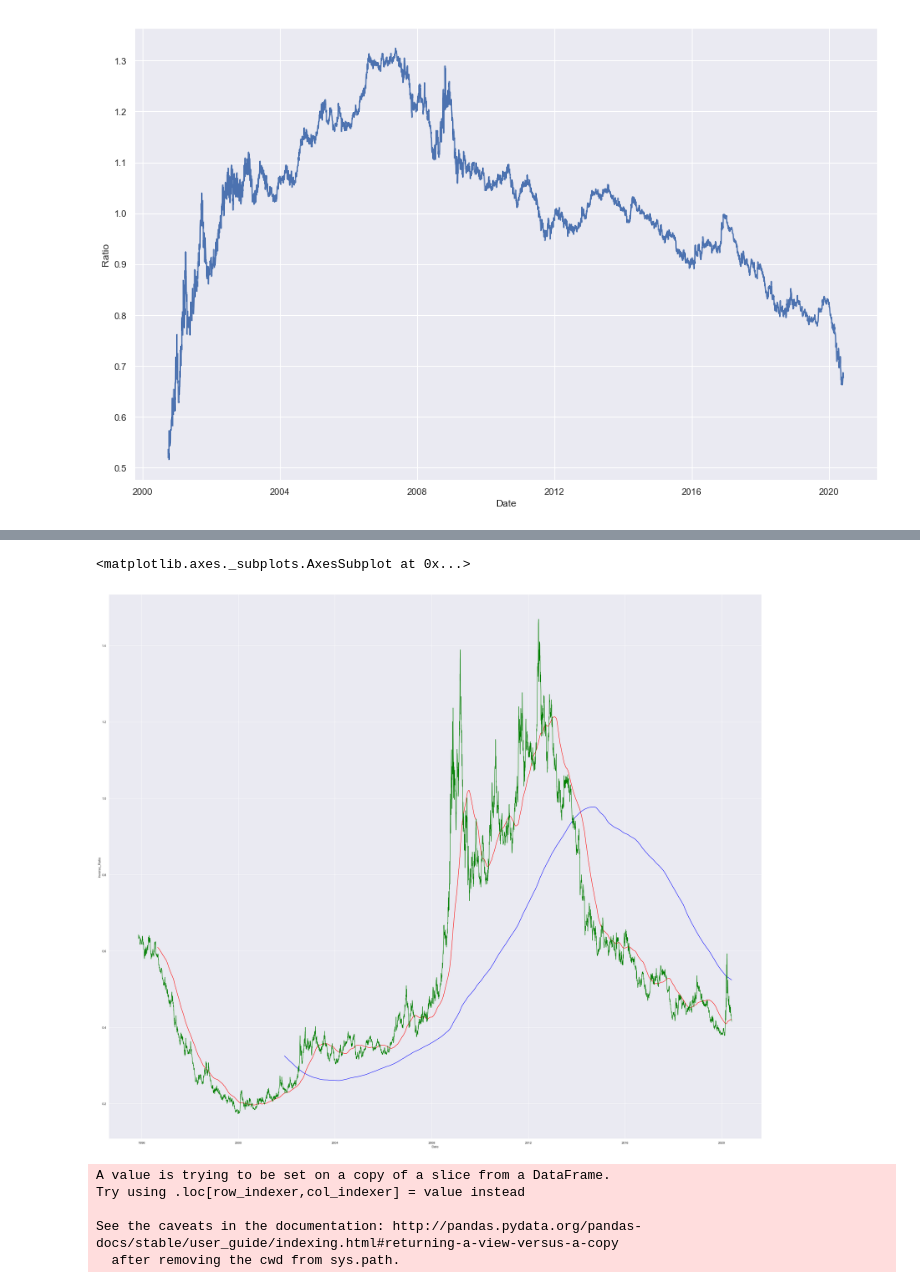
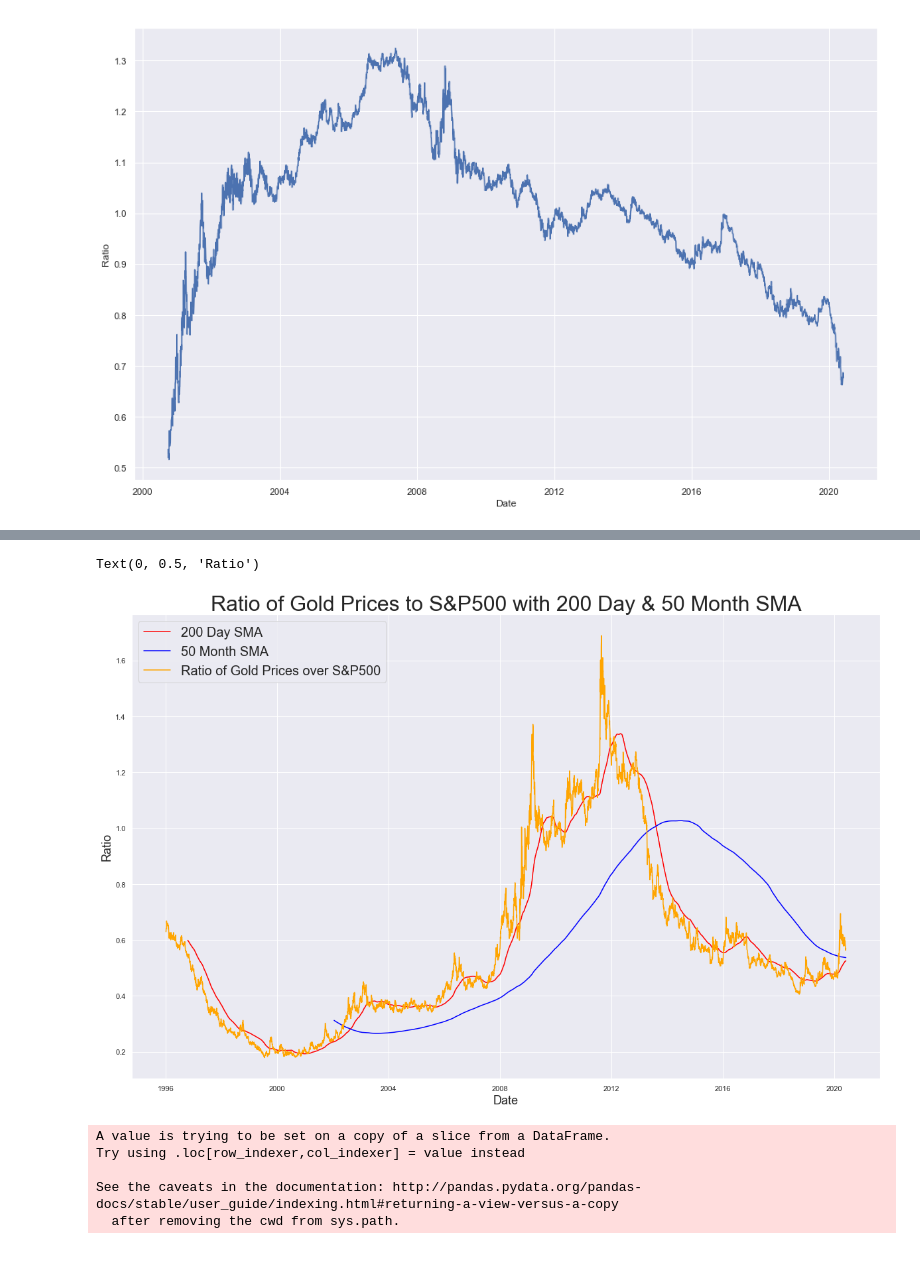
Before and after one commit to vikranttkumar/QuantitativeEasingEffects_Equities, a Jupyter notebook: Quantitative Easing Across Asset Classes.ipynb, the cells around one changed output, grey strips where cells are left out. Drawn from its saved outputs; the diff is of its cells as text; code cells hidden in the pictures; blank space fills up the shorter version.

Commit message:
New charts for relative performance

```diff
--- a/Quantitative Easing Across Asset Classes.ipynb
+++ b/Quantitative Easing Across Asset Classes.ipynb
@@ -122,7 +125,7 @@ SPY_daily['Dividends'].fillna(0,inplace=True)
 #### Get the true price of stock by adding back dividends
 # %%
 SPY_price['Actual_Price'] = SPY_price['Adj Close'] + SPY_price['Dividends']
-SPY_daily['Actual_Price'] = SPY_daily['Adj Close'] + SPY_daily['Dividends']
+SPY_daily['Actual_Price'] = SPY_daily['Adj Close']
 VPU_price['Actual_Price'] = VPU_price['Adj Close'] + VPU_price['Dividends']
 VTV_price['Actual_Price'] = VTV_price['Adj Close'] + VTV_price['Dividends']
 VUG_price['Actual_Price'] = VUG_price['Adj Close'] + VUG_price['Dividends']
@@ -130,7 +133,7 @@ BRK_price['Actual_Price'] = BRK_price['Adj Close']
 SPYG_price['Actual_Price'] = SPYG_price['Adj Close'] + SPYG_price['Dividends']
 SPYV_price['Actual_Price'] = SPYV_price['Adj Close'] + SPYV_price['Dividends']
 XLU_price['Actual_Price'] = XLU_price['Adj Close'] + XLU_price['Dividends']
-
+QQQ_price['Actual_Price'] = QQQ_price['Adj Close']
 SPY_price.head()
 # %% [output]
 |  | Date_x | Open | High | Low | Close | Adj Close | Volume | Month | Year | Date_y | Dividends | ... |
@@ -207,11 +208,11 @@ def compute_returns(df, startDate, endDate):
     return df
 # %%
 SPY_data = compute_returns_2004onwards(SPY_price)
-SPY_hist = compute_returns(SPY_price, '1995-09-01', '2020-06-01')
+SPY_hist = compute_returns(SPY_price, '1995-09-01', '2020-07-01')
 SPYG_data = compute_returns(SPYG_price, '1995-09-01', '2020-06-01')
 SPYV_data = compute_returns(SPYV_price, '1995-09-01', '2020-06-01')
 XLU_data = compute_returns(XLU_price, '1995-09-01', '2020-06-01')
-Gold_hist = compute_returns(Gold_daily, '1995-09-01', '2020-06-01')
+Gold_hist = compute_returns(Gold_daily, '1995-09-01', '2020-07-01')
 SPY_daily = compute_returns(SPY_daily, '1995-09-01', '2020-06-01')
 BRK_data = compute_returns_2004onwards(BRK_price)
 VPU_data = compute_returns_2004onwards(VPU_price)
@@ -344,0 +335,20 @@ sns.lineplot(x='Date',y='Ratio',data=Gold_vs_SPY)
+# %%
+def merge_loc_ret(StartDate, EndDate, df_left, df_right):
+    df_left = df_left.loc[(df_left['Date'] >= pd.to_datetime(StartDate))&(df_left['Date'] <= pd.to_datetime(EndDate))]
+    df_right = df_right.loc[(df_right['Date'] >= pd.to_datetime(StartDate))&(df_right['Date'] <= pd.to_datetime(EndDate))]
+    merged = df_left.merge(df_right, left_on='Date', right_on='Date', how='left')
+
+    return merged
+# %%
+#Gold_vs_SPY = Gold_hist.merge(SPY_hist, left_on='Date',right_on='Date')
+# Gold_hist_1996 = Gold_hist.loc[(Gold_hist['Date'] >= pd.to_datetime('1996-01-01'))&(Gold_hist['Date'] <= pd.to_datetime('2020-06-01'))]
+# SPY_price_1996 = SPY_daily.loc[(SPY_daily['Date'] >= pd.to_datetime('1996-01-01'))&(SPY_daily['Date'] <= pd.to_datetime('2020-06-01'))]
+
+# Gold_vs_SPY = SPY_price_1996.merge(Gold_hist_1996, left_on='Date', right_on='Date', how='left')
+Gold_vs_SPY = merge_loc_ret('1996-01-01','2020-06-15',SPY_daily,Gold_hist)
+Gold_vs_SPY['Ratio'] = Gold_vs_SPY['Actual_Price_x']/Gold_vs_SPY['Actual_Price_y']
+Gold_vs_SPY['Inverse_Ratio'] = Gold_vs_SPY['Actual_Price_y']/Gold_vs_SPY['Actual_Price_x']
+
+sns.set(rc={'figure.figsize':(20,16)})
+sns.lineplot(x='Date',y='Ratio',data=Gold_vs_SPY)
+sns.lineplot(x='Date',y='Inverse_Ratio',data=Gold_vs_SPY)
@@ -346,13 +359,19 @@ sns.lineplot(x='Date',y='Ratio',data=Gold_vs_SPY)
 Gold_vs_SPY['SMA_Gold_SPY_200Day'] = Gold_vs_SPY['Inverse_Ratio'].rolling(window=200).mean()
 Gold_vs_SPY['SMA_Gold_SPY_50Month'] = Gold_vs_SPY['Inverse_Ratio'].rolling(window=1521).mean()
 # %%
-sns.set(rc={'figure.figsize':(42,36)})
-sns.lineplot(x='Date',y='SMA_Gold_SPY_200Day',data=Gold_vs_SPY, color='red')
-sns.lineplot(x='Date',y='SMA_Gold_SPY_50Month',data=Gold_vs_SPY, color='blue')
-sns.lineplot(x='Date',y='Inverse_Ratio',data=Gold_vs_SPY, color='green')
+sns.set(rc={'figure.figsize':(18,12)})
+# plt.style.use('fivethirtyeight')
+sns.lineplot(x='Date',y='SMA_Gold_SPY_200Day',data=Gold_vs_SPY, color='red', label='200 Day SMA')
+sns.lineplot(x='Date',y='SMA_Gold_SPY_50Month',data=Gold_vs_SPY, color='blue', label = '50 Month SMA')
+sns.lineplot(x='Date',y='Inverse_Ratio',data=Gold_vs_SPY, color='orange', label='Ratio of Gold Prices over S&P500')
+plt.title("Ratio of Gold Prices to S&P500 with 200 Day & 50 Month SMA", size=32)
+plt.legend(loc='upper left', fontsize=20)
+plt.xlabel("Date", size=18)
+plt.ylabel("Ratio", size=18)
+#plt.show()
 # %% [output]
-<matplotlib.axes._subplots.AxesSubplot at 0x...>
+Text(0, 0.5, 'Ratio')
-[figure, old version]
+[figure, new version]
 # %%
 SPYG_QE1 = compute_returns(SPYG_price, '2008-06-01', '2015-02-01')
 SPYV_QE1 = compute_returns(SPYV_price, '2008-06-01', '2015-02-01')
```
Also changed, not shown: parts of 22 cells of this notebook.
